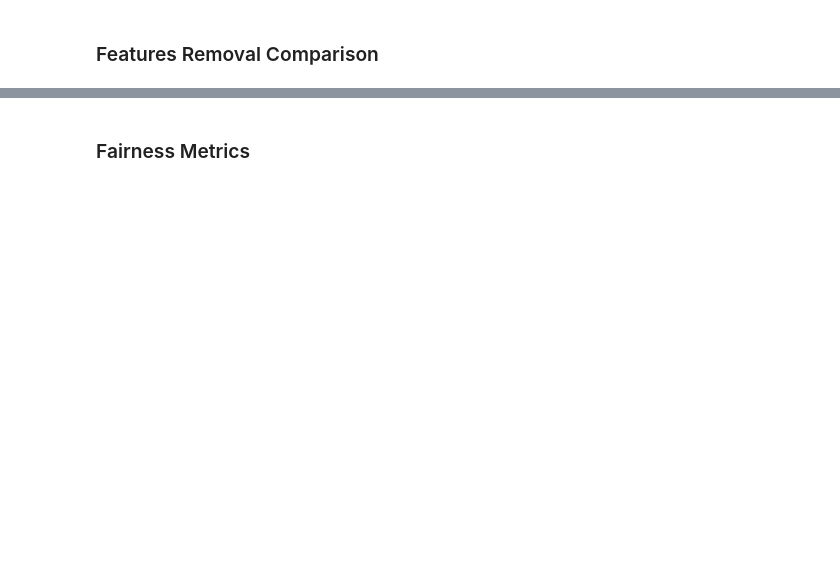
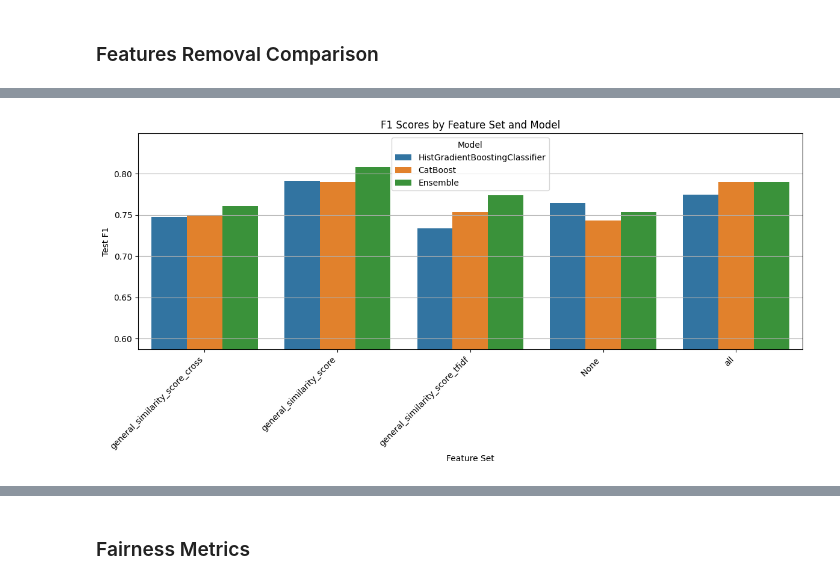
Before and after one commit to lyudmilstamenov/ethics_in_ai_unibo, a Jupyter notebook: src/model.ipynb, the cells around one changed output, grey strips where cells are left out. Cells and saved outputs as stored; diff of their text form; code cells hidden in the pictures; blank space fills up the shorter version.

```diff
--- a/src/model.ipynb
+++ b/src/model.ipynb
@@ -1794,0 +1535,13 @@ Feature Set: general_similarity_score, Model: Ensemble, F1 Score: 0.8261
+# %%
+plt.figure(figsize=(12, 6))
+sns.barplot(data=results_df, x="Feature Set", y="Test F1", hue="Model")
+plt.xticks(rotation=45, ha="right")
+plt.ylim(0.8*min(results_df['Test F1']))
+plt.title("F1 Scores by Feature Set and Model")
+plt.tight_layout()
+plt.legend(title="Model")
+plt.grid(axis='y')
+
+plt.show()
+# %% [output]
+[figure, added]
```
Also changed, not shown: parts of 49 cells of this notebook, 1 other file.
